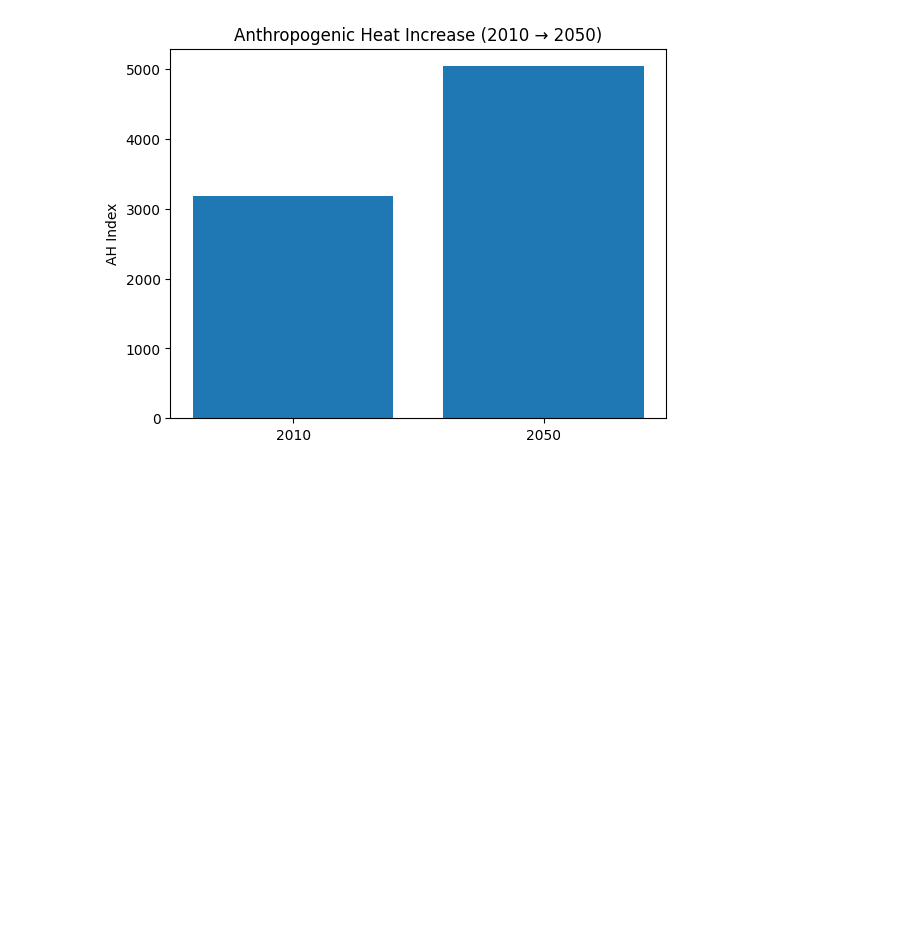
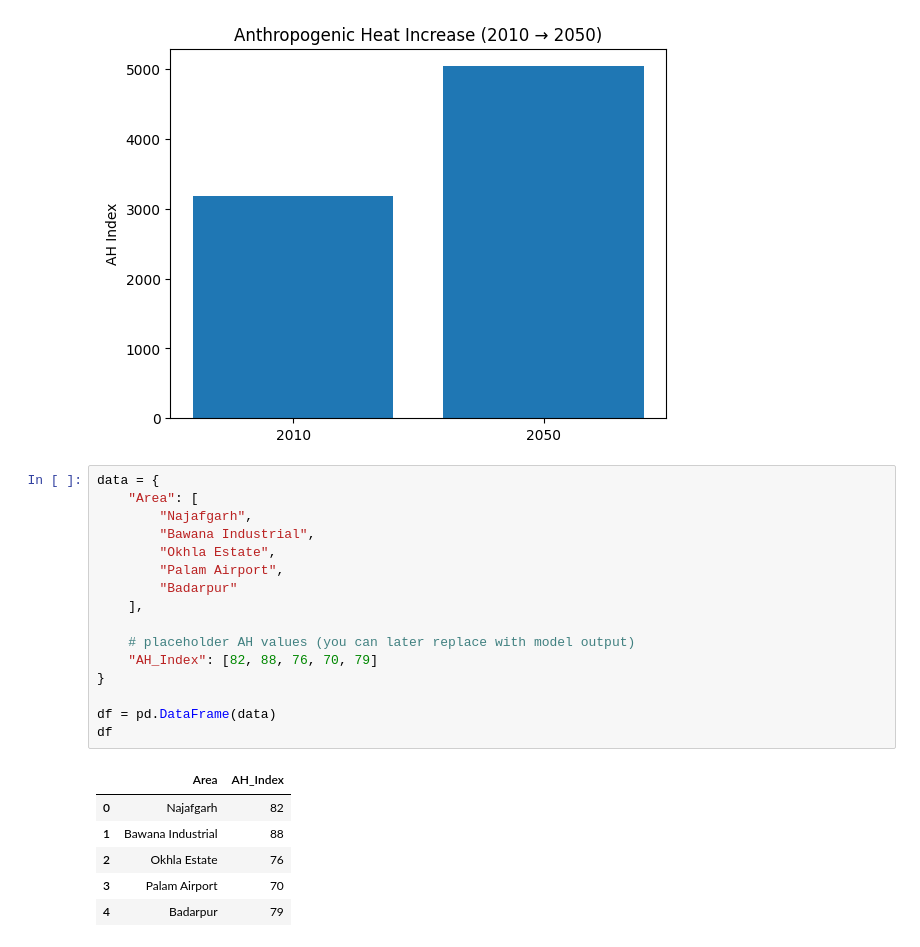
Before and after one commit to SharmaHridya/BAH-DATA, a Jupyter notebook: graphs.ipynb, the cells around one changed output. Cells and saved outputs as stored; diff of their text form; blank space fills up the shorter version.

```diff
--- a/graphs.ipynb
+++ b/graphs.ipynb
@@ -102,3 +102,26 @@ plt.savefig("graphs/ah_2010_vs_2050.png", dpi=300, bbox_inches="tight")
 plt.show()
 # %% [output]
 [figure]
+# %%
+data = {
+    "Area": [
+        "Najafgarh",
+        "Bawana Industrial",
+        "Okhla Estate",
+        "Palam Airport",
+        "Badarpur"
+    ],
+
+    # placeholder AH values (you can later replace with model output)
+    "AH_Index": [82, 88, 76, 70, 79]
+}
+
+df = pd.DataFrame(data)
+df
+# %% [output]
+|  | Area | AH_Index |
+| 0 | Najafgarh | 82 |
+| 1 | Bawana Industrial | 88 |
+| 2 | Okhla Estate | 76 |
+| 3 | Palam Airport | 70 |
+| 4 | Badarpur | 79 |
```
Also changed, not shown: parts of 4 cells of this notebook, 2 other files.
